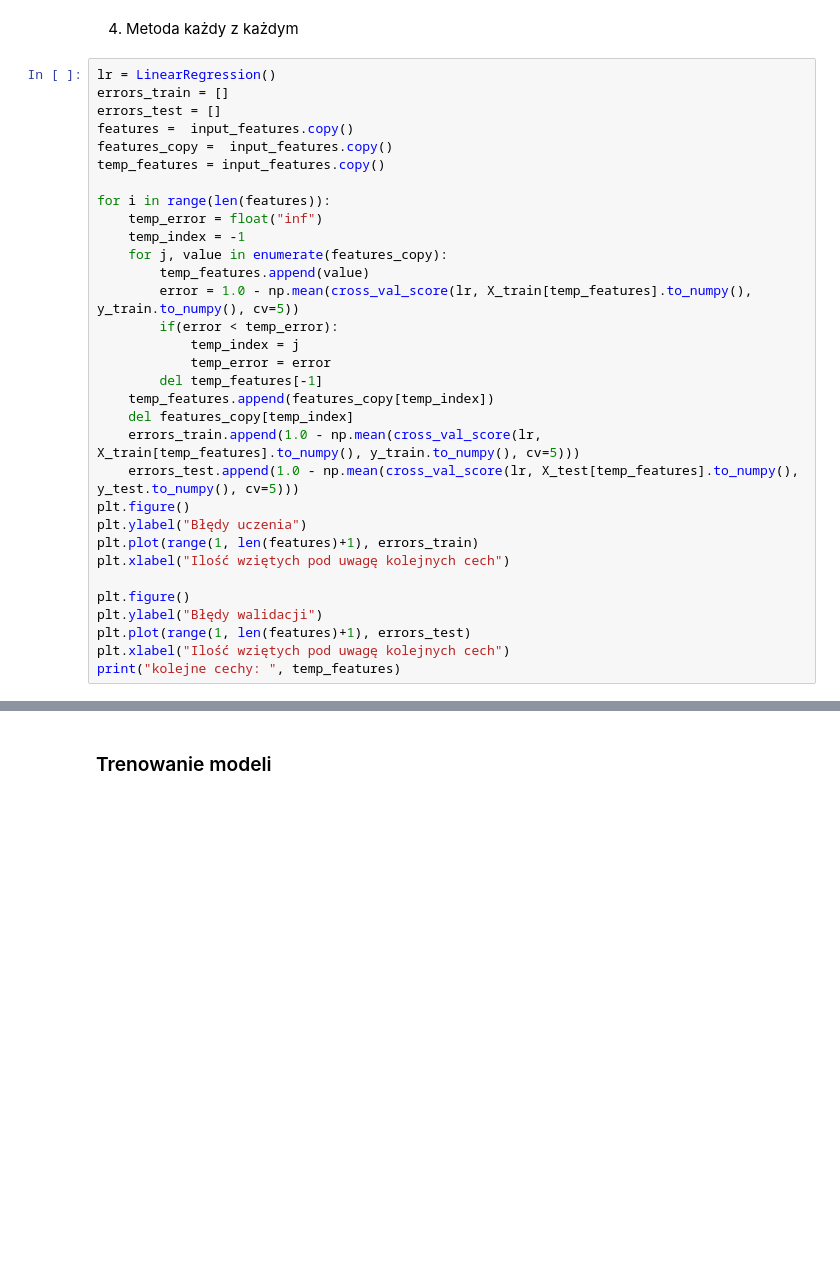
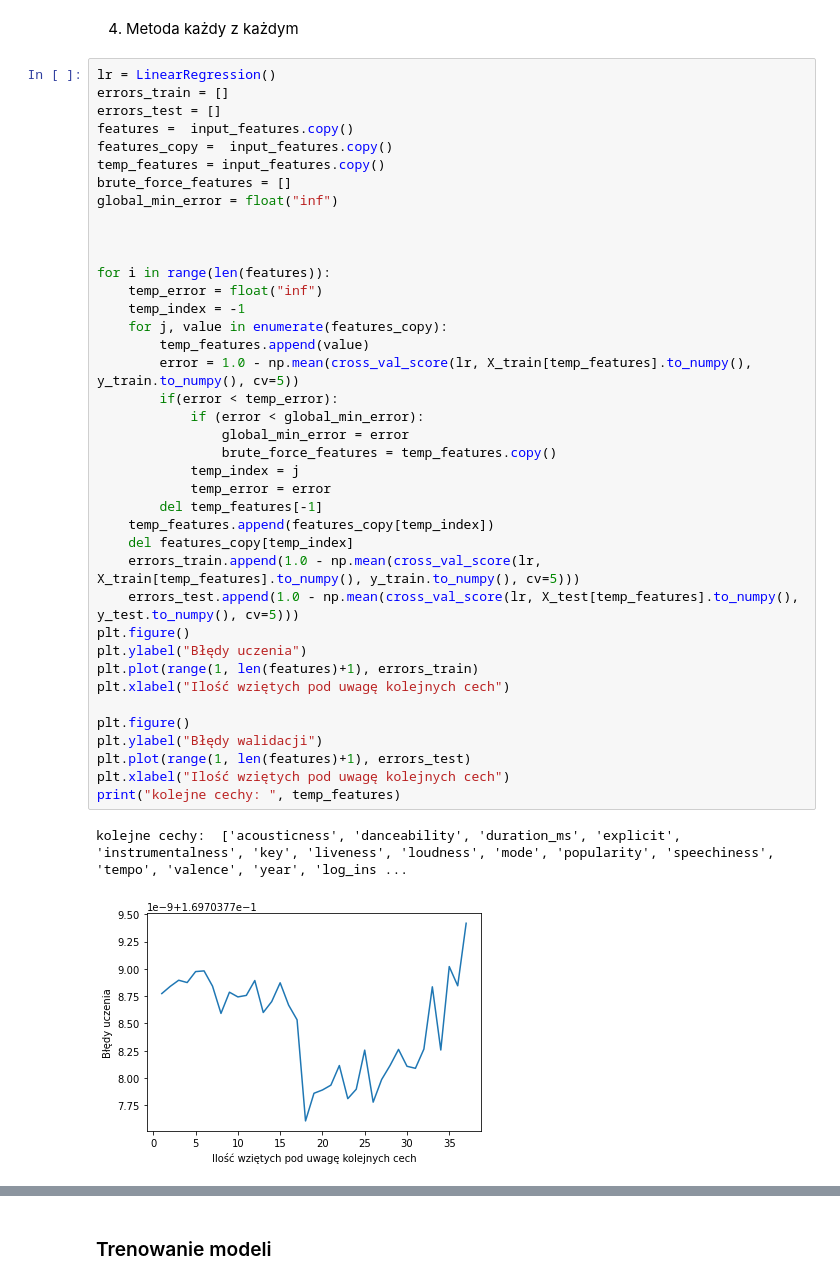
Before and after one commit to Dobry123/ML-music-popularity, a Jupyter notebook: main.ipynb, the cells around one changed output, grey strips where cells are left out. Drawn from its saved outputs; the diff is of its cells as text; blank space fills up the shorter version.

```diff
--- a/main.ipynb
+++ b/main.ipynb
@@ -475,30 +480,40 @@ lr = LinearRegression()
 errors_train = []
 errors_test = []
 features =  input_features.copy()
 features_copy =  input_features.copy()
 temp_features = input_features.copy()
+brute_force_features = []
+global_min_error = float("inf")
+
+
 
 for i in range(len(features)):
     temp_error = float("inf")
     temp_index = -1
     for j, value in enumerate(features_copy):
         temp_features.append(value)
         error = 1.0 - np.mean(cross_val_score(lr, X_train[temp_features].to_numpy(), y_train.to_numpy(), cv=5))
         if(error < temp_error):
+            if (error < global_min_error):
+                global_min_error = error
+                brute_force_features = temp_features.copy()
             temp_index = j
             temp_error = error
         del temp_features[-1]
     temp_features.append(features_copy[temp_index])
     del features_copy[temp_index]
     errors_train.append(1.0 - np.mean(cross_val_score(lr, X_train[temp_features].to_numpy(), y_train.to_numpy(), cv=5)))
     errors_test.append(1.0 - np.mean(cross_val_score(lr, X_test[temp_features].to_numpy(), y_test.to_numpy(), cv=5)))
 plt.figure()
 plt.ylabel("Błędy uczenia")
 plt.plot(range(1, len(features)+1), errors_train)
 plt.xlabel("Ilość wziętych pod uwagę kolejnych cech")
 
 plt.figure()
 plt.ylabel("Błędy walidacji")
 plt.plot(range(1, len(features)+1), errors_test)
 plt.xlabel("Ilość wziętych pod uwagę kolejnych cech")
 print("kolejne cechy: ", temp_features)
+# %% [output]
+kolejne cechy:  ['acousticness', 'danceability', 'duration_ms', 'explicit', 'instrumentalness', 'key', 'liveness', 'loudness', 'mode', 'popularity', 'speechiness', 'tempo', 'valence', 'year', 'log_ins ...
+[figure, added]
```
Also changed, not shown: parts of 14 cells of this notebook.
